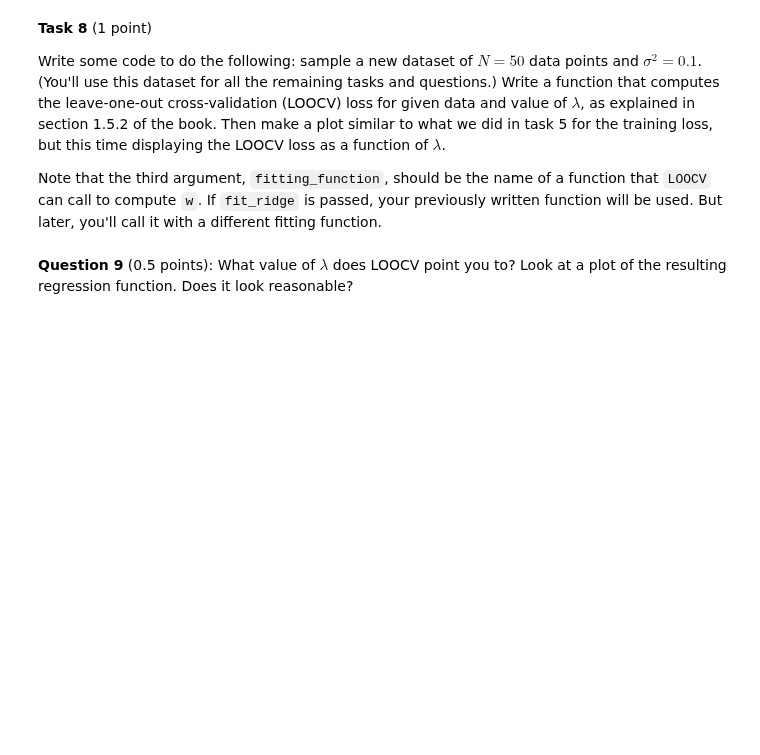
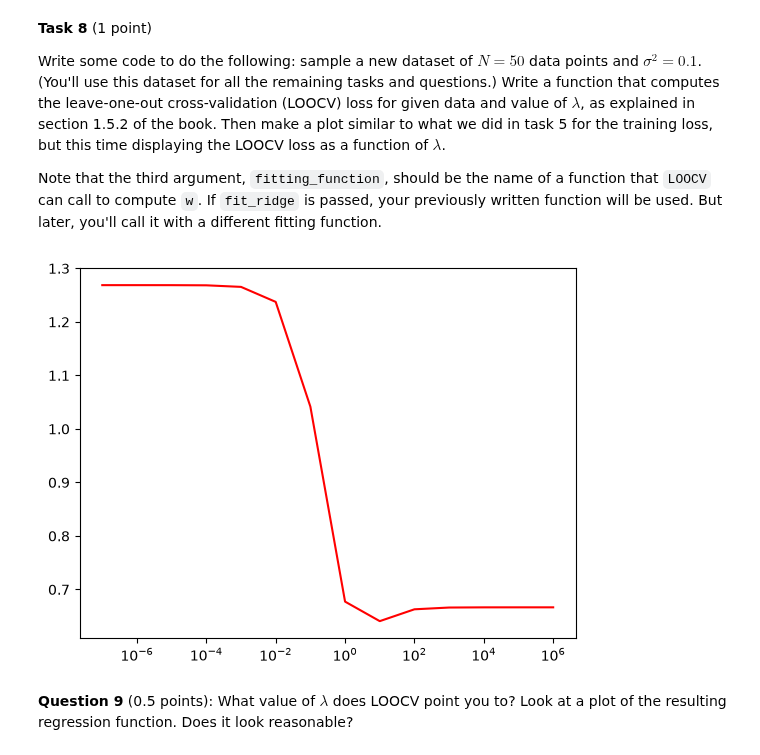
Before and after one commit to Maxouwe/MLBiihh, a Jupyter notebook: ML2026_assignment1.ipynb, the cells around one changed output. Drawn from its saved outputs; the diff is of its cells as text; code cells hidden in the pictures; blank space fills up the shorter version.

```diff
--- a/ML2026_assignment1.ipynb
+++ b/ML2026_assignment1.ipynb
@@ -238,14 +238,32 @@ Note that the third argument, `fitting_function`, should be the name of a functi
 # %%
 def LOOCV(X, t, fitting_function, lamb):
     N, k = X.shape
     sum_of_losses = 0.0
     for leave_out in range(N):
+        X_train = np.delete(X, leave_out, axis=0)
+        t_train = np.delete(t, leave_out)
+        w = fitting_function(X_train, t_train, lamb)
 
+        X_validate = np.array(X[leave_out:leave_out+1])
+        t_validate = np.array(t[leave_out:leave_out+1])
+        sum_of_losses += compute_loss(w, X_validate, t_validate)
         pass
-
     return sum_of_losses / N
 
 # Your code here to sample a larger dataset, and to make the plot of the LOOCV loss for each lambda
+
+xs, ts = generate_data(3, 0.1)
+X = compute_X_matrix(xs)
+# Weve read that trying out lambdas on logarithmic scale is common practice
+lambdas = 10 ** np.linspace(-7, 6, 14)
+losses = []
+for l in lambdas:
+    losses.append(LOOCV(X, ts, fit_ridge, l))
+plt.xscale('log')
+plt.plot(lambdas, losses, c='red')
+plt.show()
+# %% [output]
+[figure, added]
 # %% [markdown]
 **Question 9** (0.5 points): What value of $\lambda$ does LOOCV point you to? Look at a plot of the resulting regression function. Does it look reasonable?
 # %% [markdown]
```
Also changed, not shown: parts of 4 cells of this notebook.
